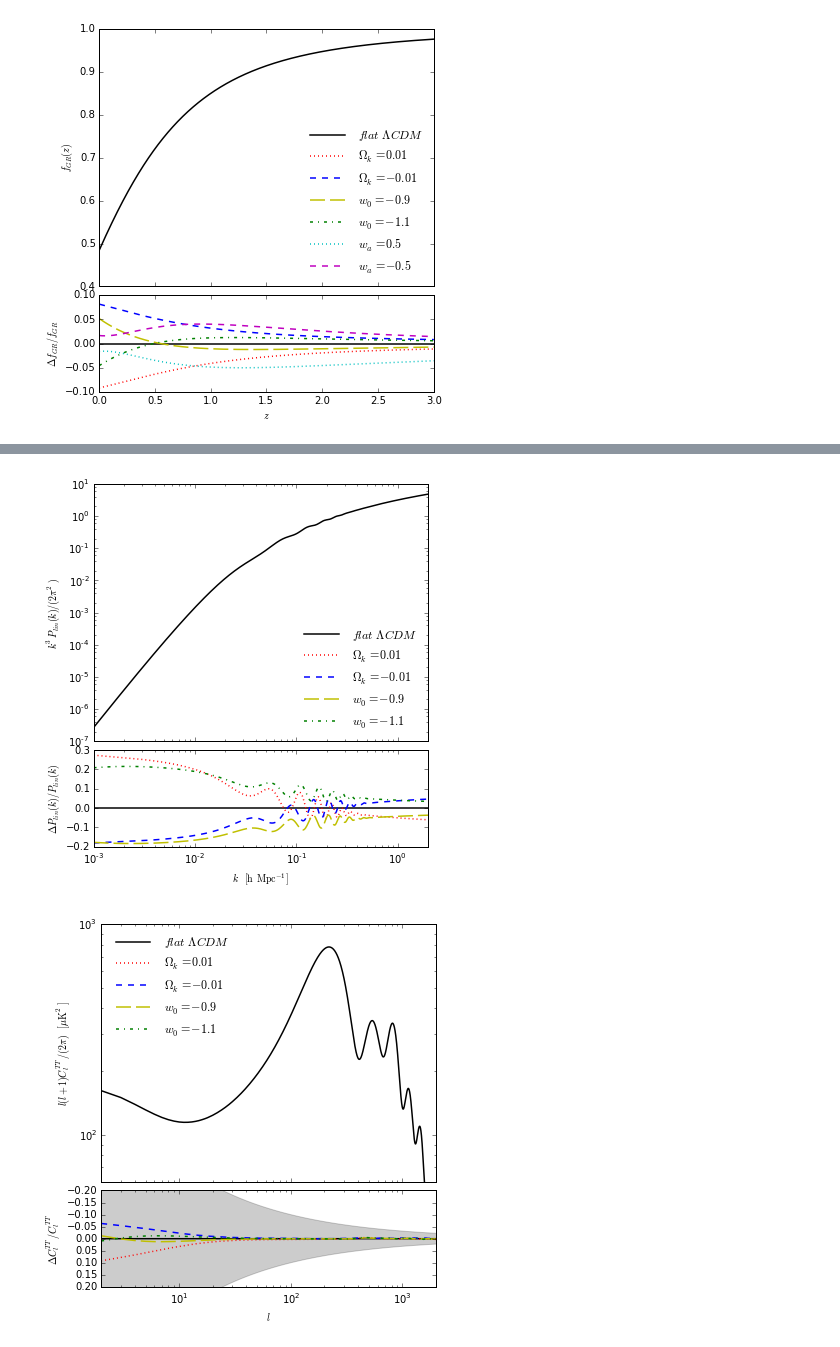
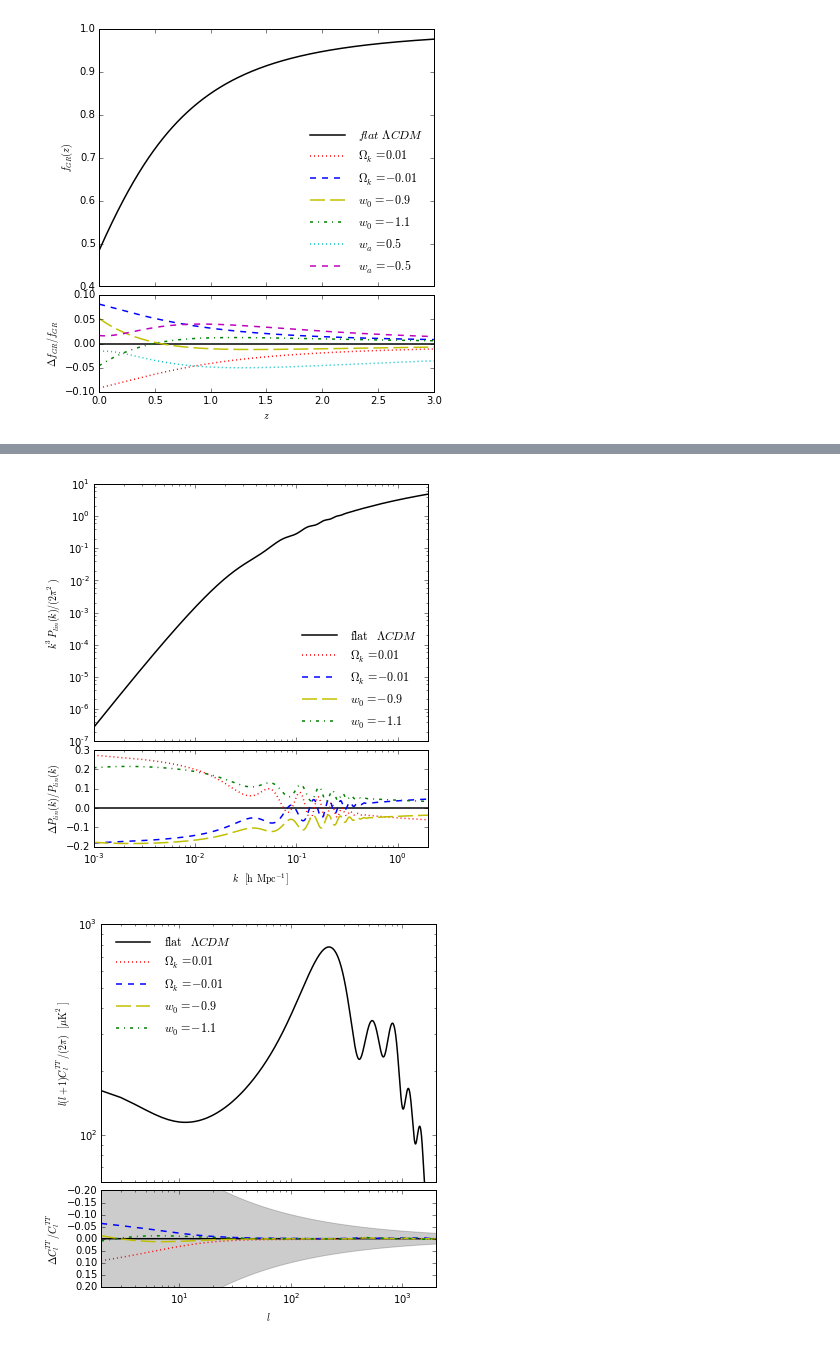
Before and after one commit to kgage/deltaplots, a Jupyter notebook: AstroPlots.ipynb, the cells around one changed output, grey strips where cells are left out. Saved outputs shown, nothing was run; the diff lists cells and outputs as text; code cells hidden in the pictures.

```diff
--- a/AstroPlots.ipynb
+++ b/AstroPlots.ipynb
@@ -10,7 +10,8 @@ Populating the interactive namespace from numpy and matplotlib
 # %%
 def plot_comp(x, y, title1, title2, comp1=None, comp2=None, comp3=None, comp4=None,
               comp5 = None, comp6 = None, compfill = None, xlabel = '$z$', xscale = None,
-              yscale = None, xlim = None, mainylim = None, diffylim = None):
+              yscale = None, xlim = None, mainylim = None, diffylim = None,
+              mainlabel = '$\mathrm{flat} \; \Lambda CDM$'):
     """
     Plots y and comparisons of the form Delta y / y.
 
@@ -40,7 +41,7 @@ def plot_comp(x, y, title1, title2, comp1=None, comp2=None, comp3=None, comp4=No
 
 
     ax2 = plt.subplot(gs[1], sharex = ax1)
-    ax2.plot(x, np.zeros(len(x)), 'k-', linewidth = 1.5, label = '$flat$ $\Lambda CDM$')
+    ax2.plot(x, np.zeros(len(x)), 'k-', linewidth = 1.5, label = mainlabel)
     if compfill:
         ax2.fill_between(x, compfill[0], compfill[1], color = 'k', alpha = 0.2)
     if comp1:
@@ -439,20 +471,9 @@ def calculate_Cl(cosmology, l_max):
 # %%
 cosmo = Class()
 # %%
-stuff1 = calculate_power(cosmo1, 0.001, 2.0)
-stuffpos = calculate_power(cosmopos, 0.001, 2.0)
-stuffneg = calculate_power(cosmoneg, 0.001, 2.0)
-stuff9 = calculate_power(cosmo9, 0.001, 2.0)
-stuff11 = calculate_power(cosmo11, 0.001, 2.0)
-
-Clstuff1 = calculate_Cl(cosmo1, 2500)
-Clstuffpos = calculate_Cl(cosmopos, 2500)
-Clstuffneg = calculate_Cl(cosmoneg, 2500)
-Clstuff9 = calculate_Cl(cosmo9, 2500)
-Clstuff11 = calculate_Cl(cosmo11, 2500)
+power1 = calculate_power(cosmo1, 0.001, 2.0)
+powerpos = calculate_power(cosmopos, 0.001, 2.0)
+powerneg = calculate_power(cosmoneg, 0.001, 2.0)
+power9 = calculate_power(cosmo9, 0.001, 2.0)
+power11 = calculate_power(cosmo11, 0.001, 2.0)
+k = power1['k']
-# %%
-k = stuff1['k']
-Pkcoeff = (k ** 3) / (2 * np.pi * np.pi)
-l = Clstuff1['ell']
-Clcoeff = l * (l + 1) / (2 * np.pi)
-CV = ((2.0 * l + 1.0) / 2.0) ** -0.5
@@ -459,12 +487,13 @@ CV = ((2.0 * l + 1.0) / 2.0) ** -0.5
 # %%
-plot_comp(k, Pkcoeff * stuff1['Pk'], '$k^3 P_{lin}(k)/(2 \pi^2)$',
+Pkcoeff = (k ** 3) / (2 * np.pi * np.pi)
+plot_comp(k, Pkcoeff * power1['Pk'], '$k^3 P_{lin}(k)/(2 \pi^2)$',
           '$\Delta P_{lin}(k)/P_{lin}(k)$', xlabel = '$k \; [\mathrm{h} \, \mathrm{Mpc^{-1}}]$',
-          comp1=(Pkcoeff * stuffpos['Pk'], '$\Omega_k=0.01$'),
-          comp2=(Pkcoeff * stuffneg['Pk'], '$\Omega_k=-0.01$'),
-          comp3=(Pkcoeff * stuff9['Pk'], '$w_0=-0.9$'),
-          comp4=(Pkcoeff * stuff11['Pk'], '$w_0=-1.1$'),
+          comp1=(Pkcoeff * powerpos['Pk'], '$\Omega_k=0.01$'),
+          comp2=(Pkcoeff * powerneg['Pk'], '$\Omega_k=-0.01$'),
+          comp3=(Pkcoeff * power9['Pk'], '$w_0=-0.9$'),
+          comp4=(Pkcoeff * power11['Pk'], '$w_0=-1.1$'),
           xscale = 'log', yscale = 'log',
           xlim = [0.001,2])
 # %% [output]
-[figure, old version]
+[figure, new version]
 # %%
```
Also changed, not shown: parts of 24 cells of this notebook.
